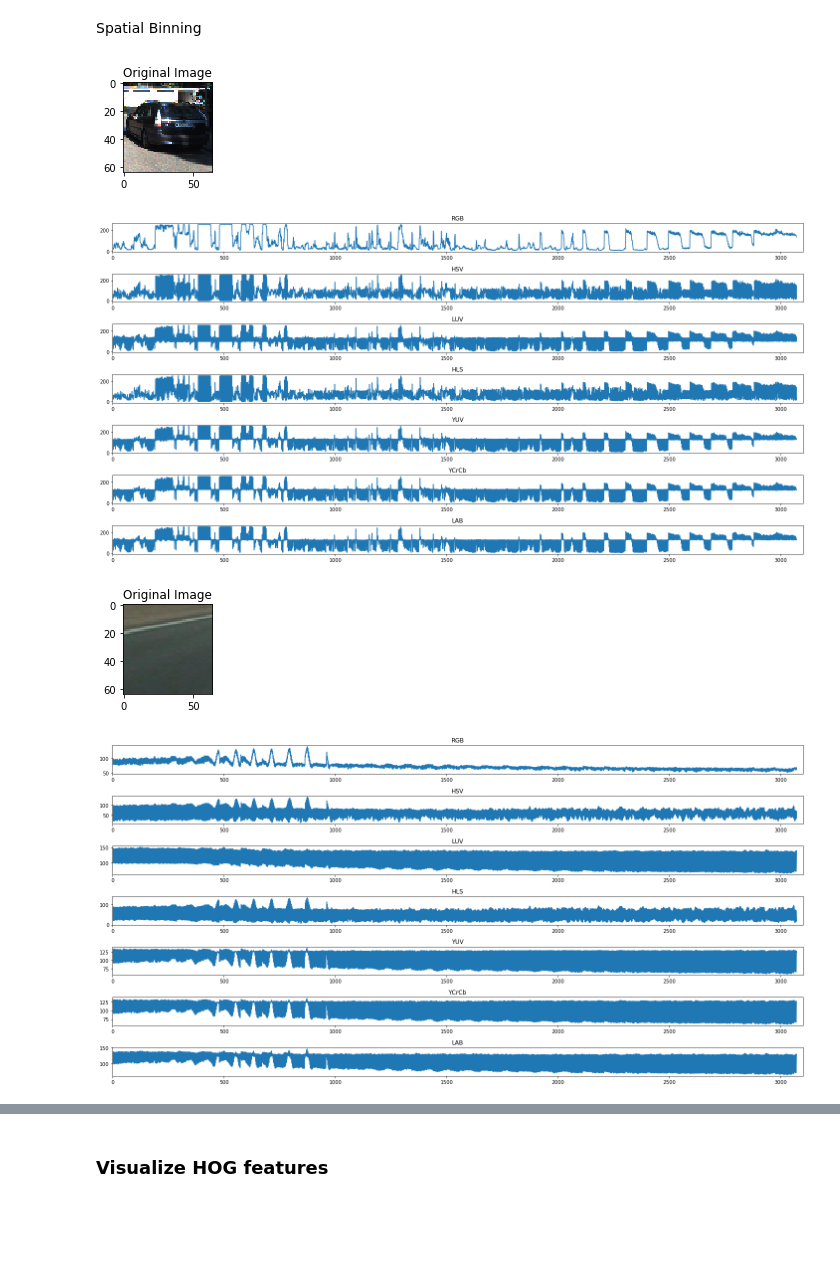
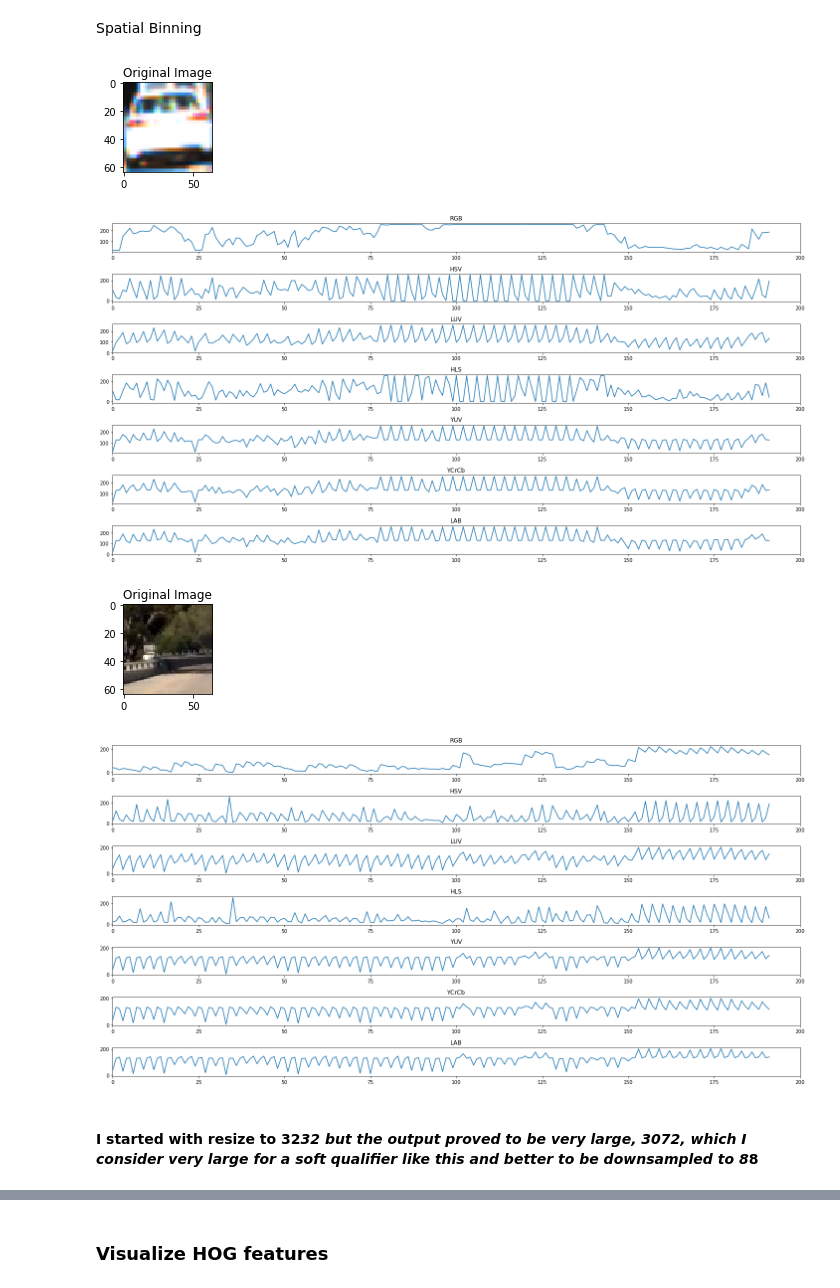
Before and after one commit to eslamsherif/CarND_Project05VehicleDetectionAndTracking, a Jupyter notebook: Vehicle Detection and Tracking Project.ipynb, the cells around one changed output, grey strips where cells are left out. Cells and saved outputs as stored; diff of their text form; code cells hidden in the pictures; blank space fills up the shorter version.

```diff
--- a/Vehicle Detection and Tracking Project.ipynb
+++ b/Vehicle Detection and Tracking Project.ipynb
@@ -267,3 +266,5 @@ size=(32, 32)
+# %%
+size=(8, 8)
 # %%
 vis_imgs = []
 vis_labels = []
@@ -282,36 +283,38 @@ vis_imgs.append(bin_spatial_Demo_colorspace(CarImageSet[index][imgPxlVal], color
 vis_labels.append('YUV')
 vis_imgs.append(bin_spatial_Demo_colorspace(CarImageSet[index][imgPxlVal], color_space='YCrCb', size=size))
 vis_labels.append('YCrCb')
 vis_imgs.append(bin_spatial_Demo_colorspace(CarImageSet[index][imgPxlVal], color_space='LAB', size=size))
 vis_labels.append('LAB')
 
 pltImages([CarImageSet[index][imgPxlVal]], ["Original Image"], 1, 1, 20, 2)
-pltHistograms(vis_imgs, vis_labels, 7, 1, xlim = [0, 3100])
+pltHistograms(vis_imgs, vis_labels, 7, 1, xlim = [0, 200])
 
 vis_imgs = []
 vis_labels = []
 
 index = randint(0, len(NonCarImageSet))
 
 vis_imgs.append(bin_spatial_Demo_colorspace(NonCarImageSet[index][imgPxlVal], size=size))
 vis_labels.append('RGB')
 vis_imgs.append(bin_spatial_Demo_colorspace(NonCarImageSet[index][imgPxlVal], color_space='HSV', size=size))
 vis_labels.append('HSV')
 vis_imgs.append(bin_spatial_Demo_colorspace(NonCarImageSet[index][imgPxlVal], color_space='LUV', size=size))
 vis_labels.append('LUV')
 vis_imgs.append(bin_spatial_Demo_colorspace(NonCarImageSet[index][imgPxlVal], color_space='HLS', size=size))
 vis_labels.append('HLS')
 vis_imgs.append(bin_spatial_Demo_colorspace(NonCarImageSet[index][imgPxlVal], color_space='YUV', size=size))
 vis_labels.append('YUV')
 vis_imgs.append(bin_spatial_Demo_colorspace(NonCarImageSet[index][imgPxlVal], color_space='YCrCb', size=size))
 vis_labels.append('YCrCb')
 vis_imgs.append(bin_spatial_Demo_colorspace(NonCarImageSet[index][imgPxlVal], color_space='LAB', size=size))
 vis_labels.append('LAB')
 
 pltImages([NonCarImageSet[index][imgPxlVal]], ["Original Image"], 1, 1, 20, 2)
-pltHistograms(vis_imgs, vis_labels, 7, 1, xlim = [0, 3100])
+pltHistograms(vis_imgs, vis_labels, 7, 1, xlim = [0, 200])
 # %% [output]
-[figure, old version]
+[figure, new version]
-[figure, old version]
+[figure, new version]
-[figure, old version]
+[figure, new version]
-[figure, old version]
+[figure, new version]
+# %% [markdown]
+#### I started with resize to 32*32 but the output proved to be very large, 3072, which I consider very large for a soft qualifier like this and better to be downsampled to 8*8
```
Also changed, not shown: parts of 15 cells of this notebook.
